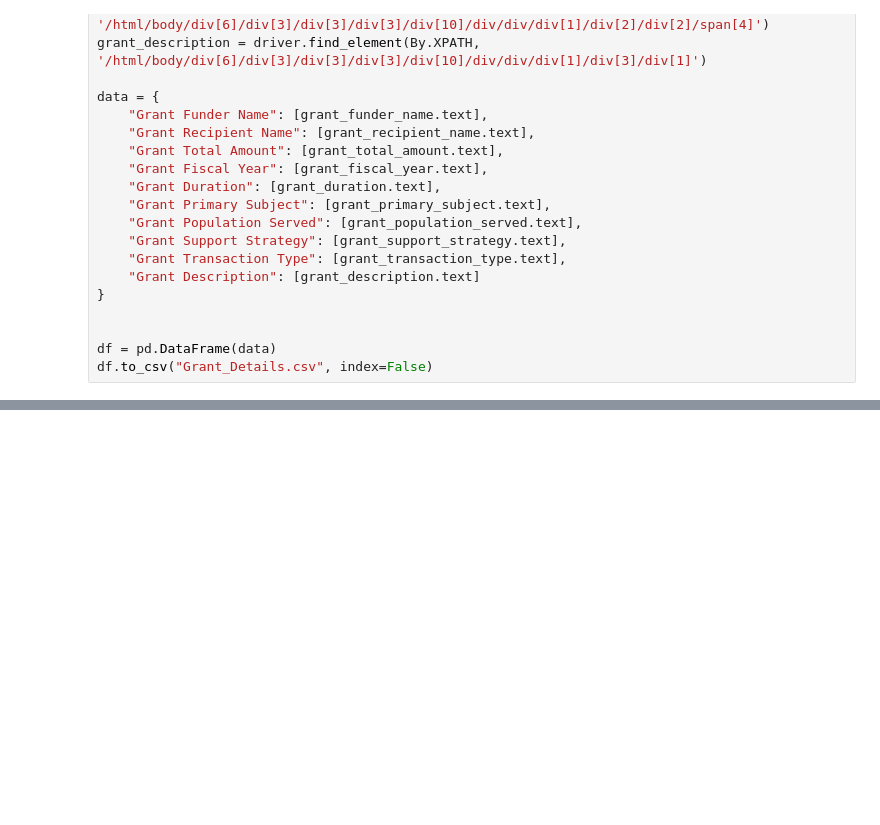
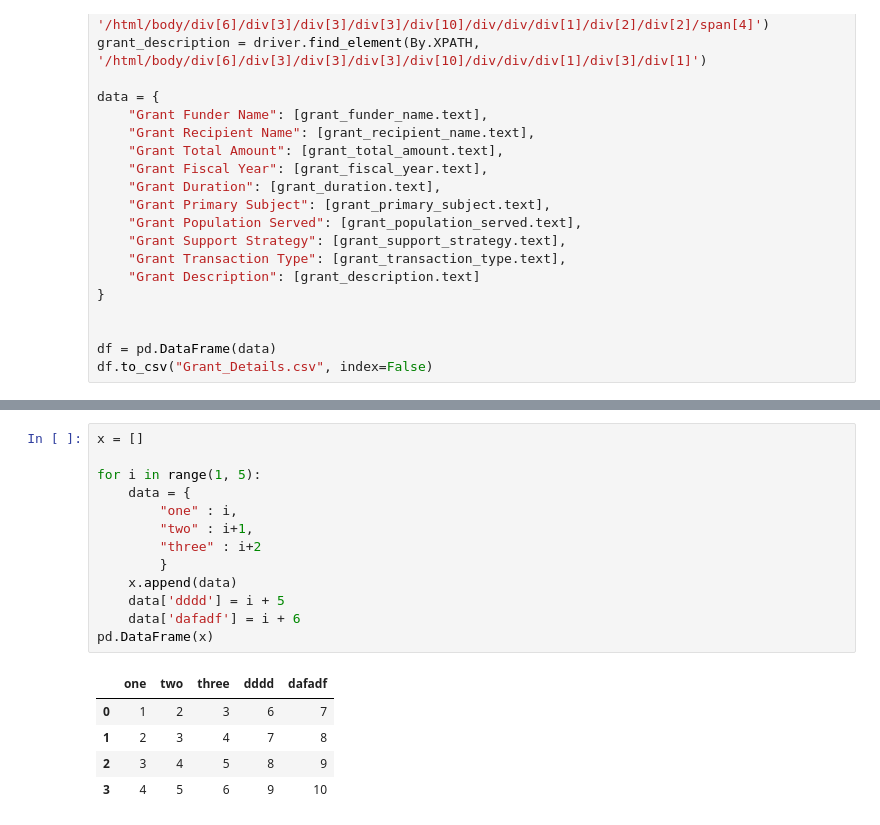
Before and after one commit to BU-Spark/ds-ncf-charitable-giving, a Jupyter notebook: su24-cleanup/scrapping.ipynb, the cells around one changed output, grey strips where cells are left out. Cells and saved outputs as stored; diff of their text form; blank space fills up the shorter version.

```diff
--- a/su24-cleanup/scrapping.ipynb
+++ b/su24-cleanup/scrapping.ipynb
@@ -718,0 +999,19 @@ df.to_csv("Grant_Details.csv", index=False)
+# %%
+x = []
+
+for i in range(1, 5):
+    data = {
+        "one" : i,
+        "two" : i+1,
+        "three" : i+2
+        }
+    x.append(data)
+    data['dddd'] = i + 5
+    data['dafadf'] = i + 6
+pd.DataFrame(x)
+# %% [output]
+|  | one | two | three | dddd | dafadf |
+| 0 | 1 | 2 | 3 | 6 | 7 |
+| 1 | 2 | 3 | 4 | 7 | 8 |
+| 2 | 3 | 4 | 5 | 8 | 9 |
+| 3 | 4 | 5 | 6 | 9 | 10 |
```
Also changed, not shown: parts of 7 cells of this notebook.
